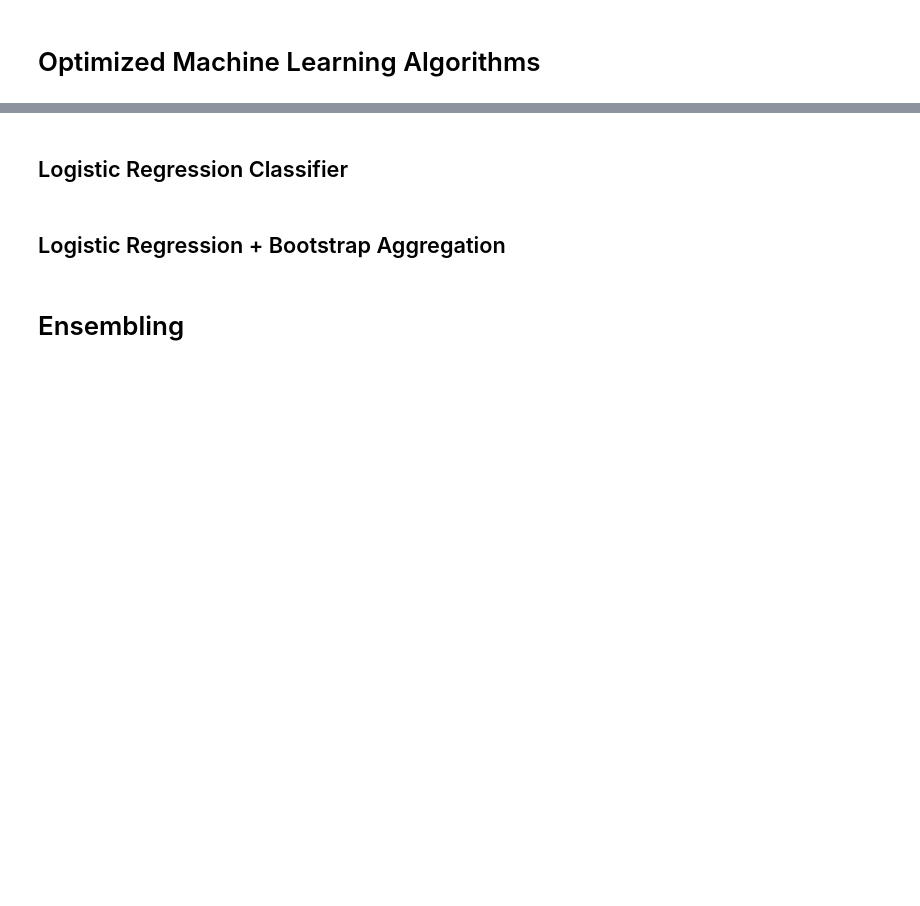
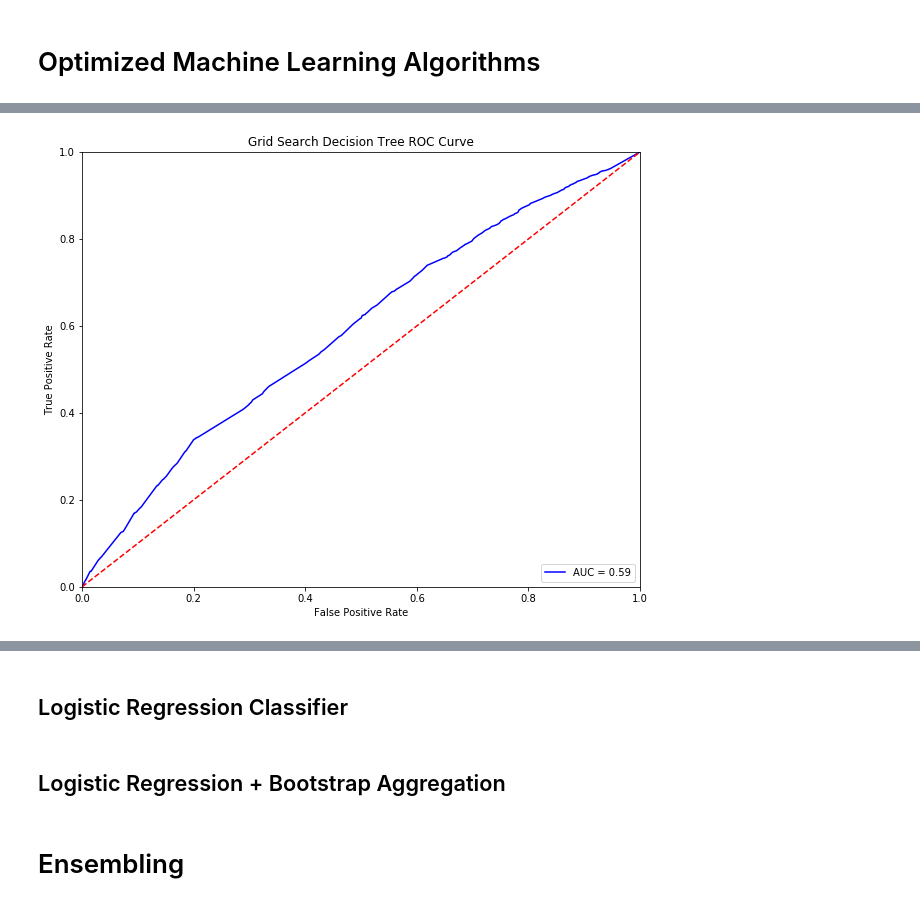
Before and after one commit to rchoi2/Diabetes-Readmission-Classifier, a Jupyter notebook: Diabetes_Classification_EDA.ipynb, the cells around one changed output, grey strips where cells are left out. Saved outputs shown, nothing was run; the diff lists cells and outputs as text; code cells hidden in the pictures; blank space fills up the shorter version.

```diff
--- a/Diabetes_Classification_EDA.ipynb
+++ b/Diabetes_Classification_EDA.ipynb
@@ -211,6 +235,18 @@ def plot_roc_curve(model, X_test, y_test, title = "ROC Curve"):
     plt.ylim([0,1])
     plt.ylabel("True Positive Rate")
     plt.xlabel("False Positive Rate")
+
+    from IPython.core.display import HTML
+    HTML("""
+    <style>
+    .output_png {
+        display: table-cell;
+        text-align: center;
+        vertical-align: middle;
+    }
+    </style>
+    """)
+
     plt.show()
 # %%
 # Plot Feature Importance
@@ -538,0 +649,4 @@ dict_keys(['explained_variance', 'r2', 'max_error', 'neg_median_absolute_error',
+# %%
+plot_roc_curve(dt_cv.best_estimator_, X_test, y_test, 'Grid Search Decision Tree ROC Curve')
+# %% [output]
+[figure, added]
```
Also changed, not shown: parts of 36 cells of this notebook.
